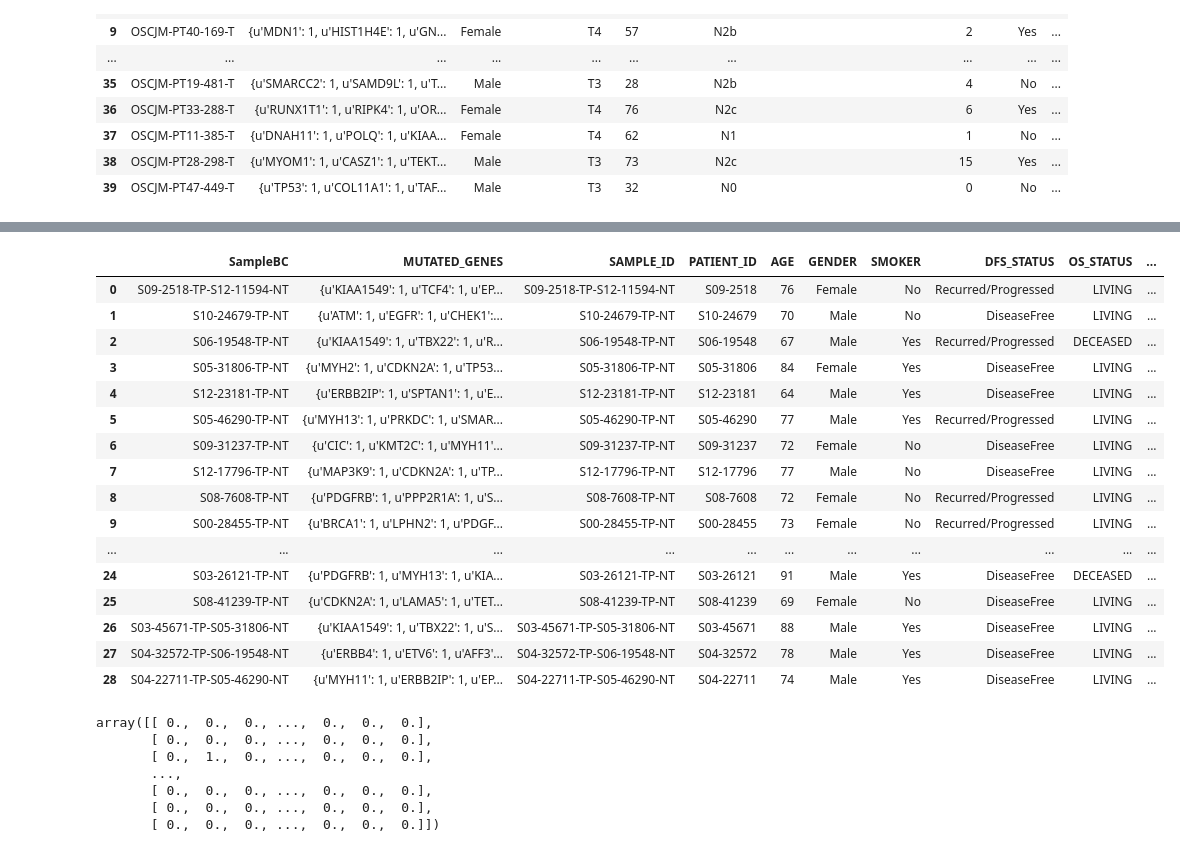
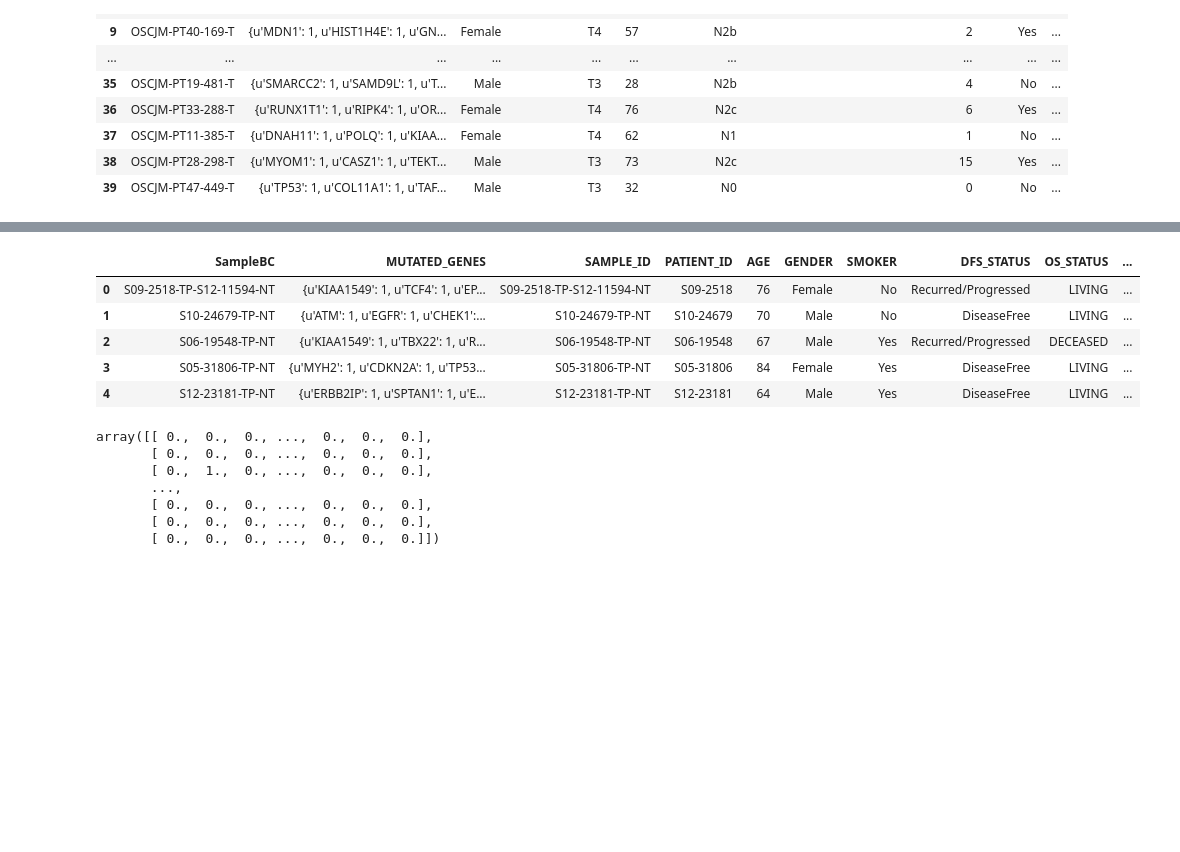
Before and after one commit to ejdna5/capstone2, a Jupyter notebook: jupyter notebook/Capstone Report PyMD.ipynb, the cells around one changed output, grey strips where cells are left out. Cells and saved outputs as stored; diff of their text form; code cells hidden in the pictures; blank space fills up the shorter version.

```diff
--- a/jupyter notebook/Capstone Report PyMD.ipynb
+++ b/jupyter notebook/Capstone Report PyMD.ipynb
@@ -1055,39 +993,28 @@ skin_complete_all_df
 # %%
 def PatientGenesAdj_4genes(genomic_df, pt):
     criterion = genomic_df['SampleBC'].map(lambda x: x==pt)
     gList = []
     for it in genomic_df[criterion].Gene:
         if it in Overlap4_list:
             gList.append(it)
     return gList
 
 def MakeGeneDictDFAdj_4genes(gen_df1, pt_list):
     genedict_list=[]
     for pt in pt_list:
         genedict_list.append((pt, GeneDictEncoder(PatientGenesAdj_4genes(gen_df1, pt))))
     return pd.DataFrame(genedict_list, columns=["SampleBC","MUTATED_GENES"])
 
 skin_genesAsDict_4genes_df = MakeGeneDictDFAdj_4genes(skin_genomic_df, skin_patients)
 skin_complete_4genes_df = pd.merge(skin_genesAsDict_4genes_df, skin_patient_df, left_on='SampleBC', right_on='SAMPLE_ID')
-skin_complete_4genes_df
+skin_complete_4genes_df.head()
 # %% [output]
 |  | SampleBC | MUTATED_GENES | SAMPLE_ID | PATIENT_ID | AGE | GENDER | SMOKER | DFS_STATUS | OS_STATUS | ... |
 | 0 | S09-2518-TP-S12-11594-NT | {u'KIAA1549': 1, u'TCF4': 1, u'EP... | S09-2518-TP-S12-11594-NT | S09-2518 | 76 | Female | No | Recurred/Progressed | LIVING | ... |
 | 1 | S10-24679-TP-NT | {u'ATM': 1, u'EGFR': 1, u'CHEK1':... | S10-24679-TP-NT | S10-24679 | 70 | Male | No | DiseaseFree | LIVING | ... |
 | 2 | S06-19548-TP-NT | {u'KIAA1549': 1, u'TBX22': 1, u'R... | S06-19548-TP-NT | S06-19548 | 67 | Male | Yes | Recurred/Progressed | DECEASED | ... |
 | 3 | S05-31806-TP-NT | {u'MYH2': 1, u'CDKN2A': 1, u'TP53... | S05-31806-TP-NT | S05-31806 | 84 | Female | Yes | DiseaseFree | LIVING | ... |
 | 4 | S12-23181-TP-NT | {u'ERBB2IP': 1, u'SPTAN1': 1, u'E... | S12-23181-TP-NT | S12-23181 | 64 | Male | Yes | DiseaseFree | LIVING | ... |
-| 5 | S05-46290-TP-NT | {u'MYH13': 1, u'PRKDC': 1, u'SMAR... | S05-46290-TP-NT | S05-46290 | 77 | Male | Yes | Recurred/Progressed | LIVING | ... |
-| 6 | S09-31237-TP-NT | {u'CIC': 1, u'KMT2C': 1, u'MYH11'... | S09-31237-TP-NT | S09-31237 | 72 | Female | No | DiseaseFree | LIVING | ... |
-| 7 | S12-17796-TP-NT | {u'MAP3K9': 1, u'CDKN2A': 1, u'TP... | S12-17796-TP-NT | S12-17796 | 77 | Male | No | DiseaseFree | LIVING | ... |
-| 8 | S08-7608-TP-NT | {u'PDGFRB': 1, u'PPP2R1A': 1, u'S... | S08-7608-TP-NT | S08-7608 | 72 | Female | No | Recurred/Progressed | LIVING | ... |
-| 9 | S00-28455-TP-NT | {u'BRCA1': 1, u'LPHN2': 1, u'PDGF... | S00-28455-TP-NT | S00-28455 | 73 | Female | No | Recurred/Progressed | LIVING | ... |
-| ... | ... | ... | ... | ... | ... | ... | ... | ... | ... | ... |
-| 24 | S03-26121-TP-NT | {u'PDGFRB': 1, u'MYH13': 1, u'KIA... | S03-26121-TP-NT | S03-26121 | 91 | Male | Yes | DiseaseFree | DECEASED | ... |
-| 25 | S08-41239-TP-NT | {u'CDKN2A': 1, u'LAMA5': 1, u'TET... | S08-41239-TP-NT | S08-41239 | 69 | Female | No | DiseaseFree | LIVING | ... |
-| 26 | S03-45671-TP-S05-31806-NT | {u'KIAA1549': 1, u'TBX22': 1, u'S... | S03-45671-TP-S05-31806-NT | S03-45671 | 88 | Male | Yes | DiseaseFree | LIVING | ... |
-| 27 | S04-32572-TP-S06-19548-NT | {u'ERBB4': 1, u'ETV6': 1, u'AFF3'... | S04-32572-TP-S06-19548-NT | S04-32572 | 78 | Male | Yes | DiseaseFree | LIVING | ... |
-| 28 | S04-22711-TP-S05-46290-NT | {u'MYH11': 1, u'ERBB2IP': 1, u'EP... | S04-22711-TP-S05-46290-NT | S04-22711 | 74 | Male | Yes | DiseaseFree | LIVING | ... |
 # %%
 #rename relevant columns so that they are consistent across dataframes
 hn3_complete_all_df = hn3_complete_all_df.rename(columns={'SEX': 'GENDER'})
```
Also changed, not shown: parts of 51 cells of this notebook.
